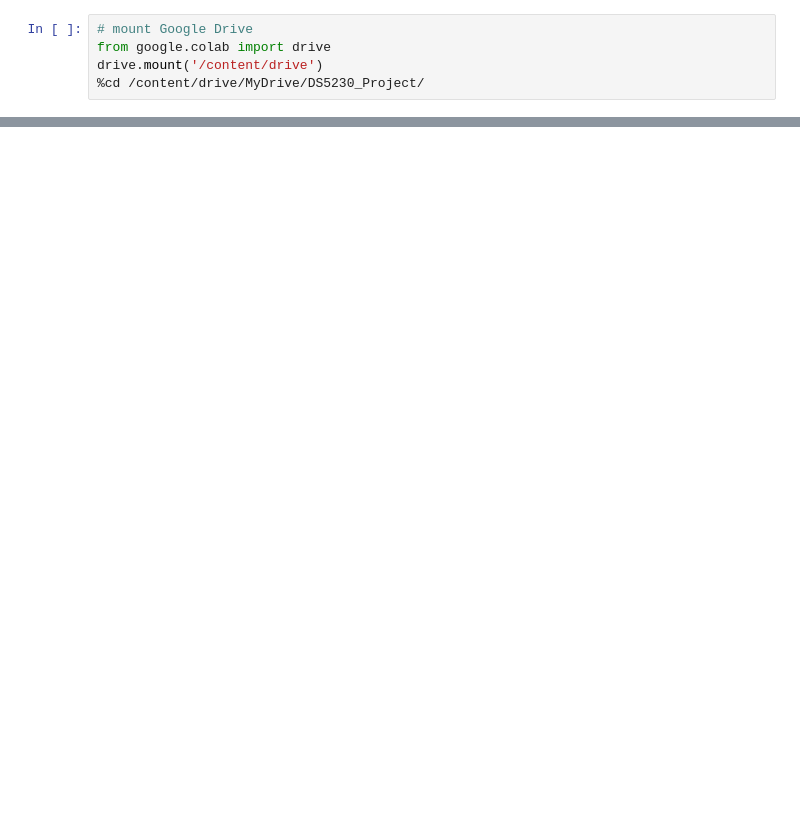
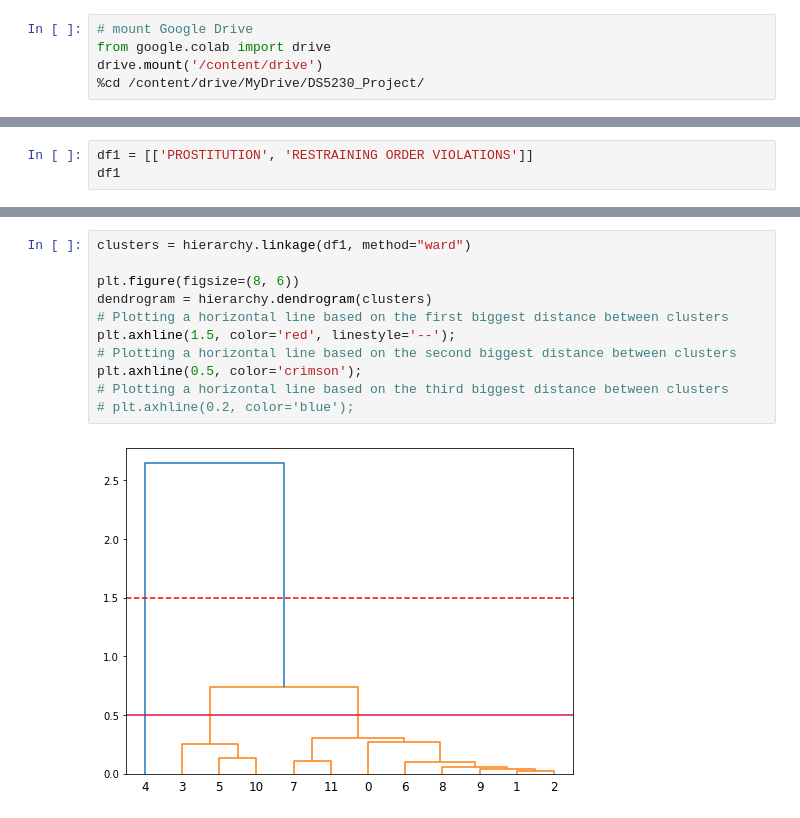
Before and after one commit to insomninina/ds5230fall22, a Jupyter notebook: Code/Hierarchical Clustering 2.ipynb, the cells around one changed output, grey strips where cells are left out. Cells and saved outputs as stored; diff of their text form; blank space fills up the shorter version.

```diff
--- a/Code/Hierarchical Clustering 2.ipynb
+++ b/Code/Hierarchical Clustering 2.ipynb
@@ -383,0 +112,3 @@ summary.to_csv('Code/For GitHub/Hierarchical_summary.csv', index = None)
+# %%
+df1 = [['PROSTITUTION', 'RESTRAINING ORDER VIOLATIONS']]
+df1
@@ -383,0 +129,13 @@ summary.to_csv('Code/For GitHub/Hierarchical_summary.csv', index = None)
+# %%
+clusters = hierarchy.linkage(df1, method="ward")
+
+plt.figure(figsize=(8, 6))
+dendrogram = hierarchy.dendrogram(clusters)
+# Plotting a horizontal line based on the first biggest distance between clusters
+plt.axhline(1.5, color='red', linestyle='--');
+# Plotting a horizontal line based on the second biggest distance between clusters
+plt.axhline(0.5, color='crimson');
+# Plotting a horizontal line based on the third biggest distance between clusters
+# plt.axhline(0.2, color='blue');
+# %% [output]
+[figure, added]
```
Also changed, not shown: parts of 134 cells of this notebook.
